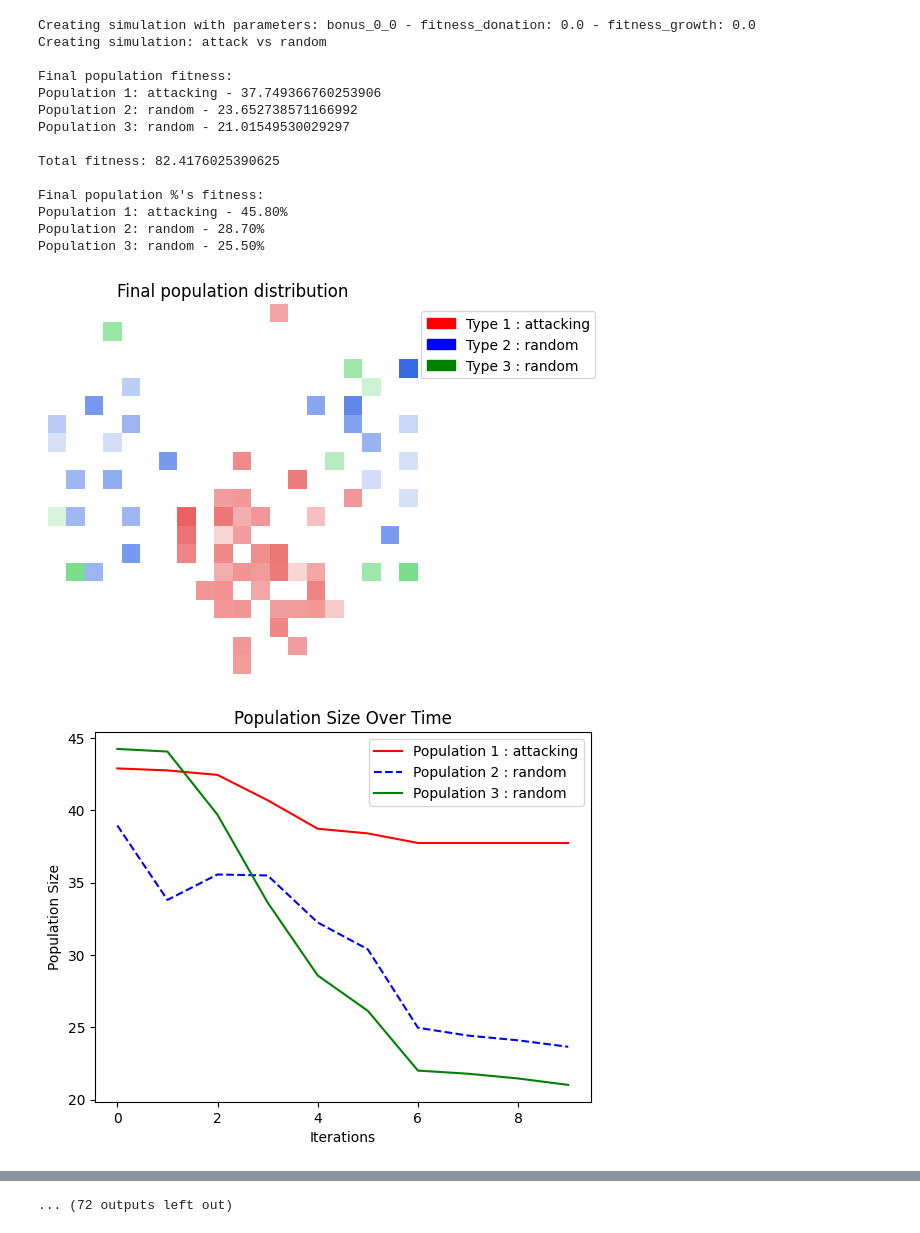
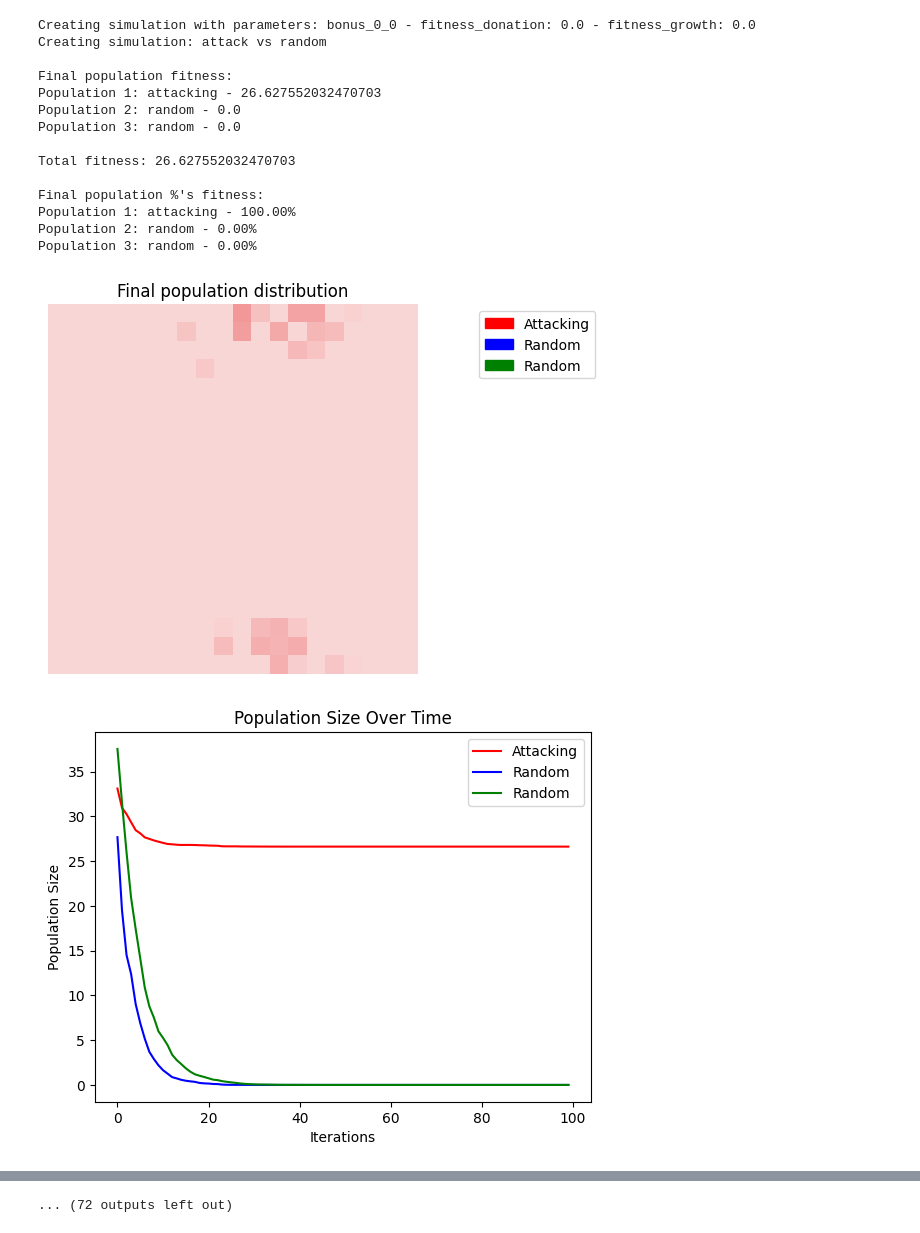
Before and after one commit to theS3b/SHS-Life-Science-Philosophy-Altruism, a Jupyter notebook: grid_simulation/cuda_env_project/results_imgs.ipynb, the cells around one changed output, grey strips where cells are left out. Saved outputs shown, nothing was run; the diff lists cells and outputs as text; code cells hidden in the pictures.

```diff
--- a/grid_simulation/cuda_env_project/results_imgs.ipynb
+++ b/grid_simulation/cuda_env_project/results_imgs.ipynb
@@ -54,9 +54,9 @@ def get_results_imgs(simulation, iterations=50,  type1 = 'random', type2 = 'rand
     plt.figure()
 
     legend_elements = [
-        Patch(facecolor='red', edgecolor='r', label=f'Type 1 : {type1}'),
-        Patch(facecolor='blue', edgecolor='b', label=f'Type 2 : {type2}'),
-        Patch(facecolor='green', edgecolor='g', label=f'Type 3 : {type3}'),
+        Patch(facecolor='red', edgecolor='r', label=f'{type1.capitalize()}'),
+        Patch(facecolor='blue', edgecolor='b', label=f'{type2.capitalize()}'),
+        Patch(facecolor='green', edgecolor='g', label=f'{type3.capitalize()}'),
     ]
 
     rgb_map = get_rgb_map(simulation, plt)
@@ -71,9 +71,9 @@ def get_results_imgs(simulation, iterations=50,  type1 = 'random', type2 = 'rand
 
     # Plot the population size over time
     plt.figure()
-    plt.plot(np.arange(iterations), pop1_size, label=f'Population 1 : {type1}', color='red')
-    plt.plot(np.arange(iterations), pop2_size, '--', label=f'Population 2 : {type2}', color='blue')
-    plt.plot(np.arange(iterations), pop3_size, label=f'Population 3 : {type3}', color='green')
+    plt.plot(np.arange(iterations), pop1_size, label=f'{type1.capitalize()}', color='red')
+    plt.plot(np.arange(iterations), pop2_size, label=f'{type2.capitalize()}', color='blue')
+    plt.plot(np.arange(iterations), pop3_size, label=f'{type3.capitalize()}', color='green')
     plt.xlabel('Iterations')
     plt.ylabel('Population Size')
     plt.title('Population Size Over Time')
@@ -98,7 +98,7 @@ if SAVE_DIR is not None:
     os.makedirs(SAVE_DIR, exist_ok=True)
 
 # Number of iterations
-iterations = 10
+iterations = 100
 
 # Simulation parameters
 nb_batches = 1
@@ -181,42 +181,42 @@ for tup in simulation_parameters:
     print("Creating simulation: complete vs giving vs attacking")
     simulation = SquareSimulation(nb_batch=nb_batches, rows=rows, cols=cols,
                                     populations=populations, device=device,
                                     FITNESS_DONATION_BONUS=fitness_donation, FITNESS_GROWTH_VALUE=fitness_growth)
     simulation.reset()
 
     if SAVE_DIR is not None:
         tmp_dir = os.path.join(SAVE_DIR, 'completeVsGivingVsAttacking')
         os.makedirs(tmp_dir, exist_ok=True)
     else:
         tmp_dir = None
 
     results = get_results_imgs(simulation, iterations=iterations, type1='complete', type2='giving', type3='attacking', save_dir=tmp_dir, title=title)
 
     if SAVE_DIR is not None:
         results_string = f"Simulation: {title} - complete vs giving vs attacking\n{results}\n"
         all_results_string += results_string + "\n"
 
 if SAVE_DIR is not None:
     results_txt_path = os.path.join(SAVE_DIR, "results_summary.txt")
     with open(results_txt_path, "w") as f:
         f.write(all_results_string)
 # %% [output]
 Creating simulation with parameters: bonus_0_0 - fitness_donation: 0.0 - fitness_growth: 0.0
 Creating simulation: attack vs random
 
 Final population fitness:
-Population 1: attacking - 37.749366760253906
-Population 2: random - 23.652738571166992
-Population 3: random - 21.01549530029297
+Population 1: attacking - 26.627552032470703
+Population 2: random - 0.0
+Population 3: random - 0.0
 
-Total fitness: 82.4176025390625
+Total fitness: 26.627552032470703
 
 Final population %'s fitness:
-Population 1: attacking - 45.80%
-Population 2: random - 28.70%
-Population 3: random - 25.50%
+Population 1: attacking - 100.00%
+Population 2: random - 0.00%
+Population 3: random - 0.00%
-[figure, old version]
+[figure, new version]
-[figure, old version]
+[figure, new version]
 Creating simulation: giving vs random
 
 Final population fitness:
```
Also changed, not shown: parts of 1 cell of this notebook.
